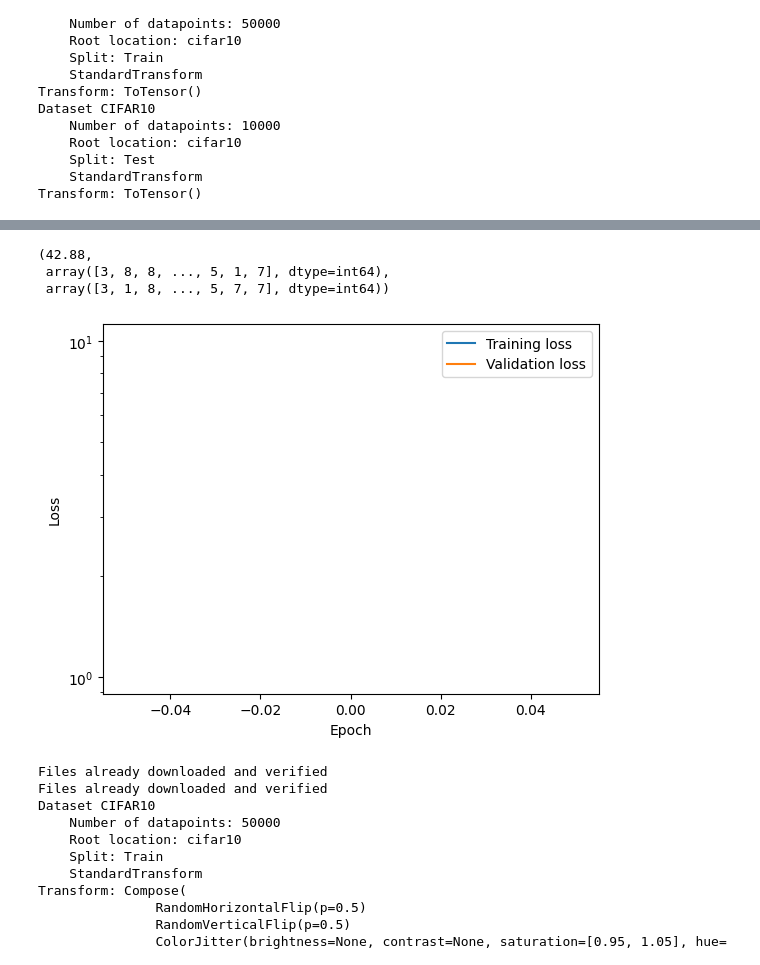
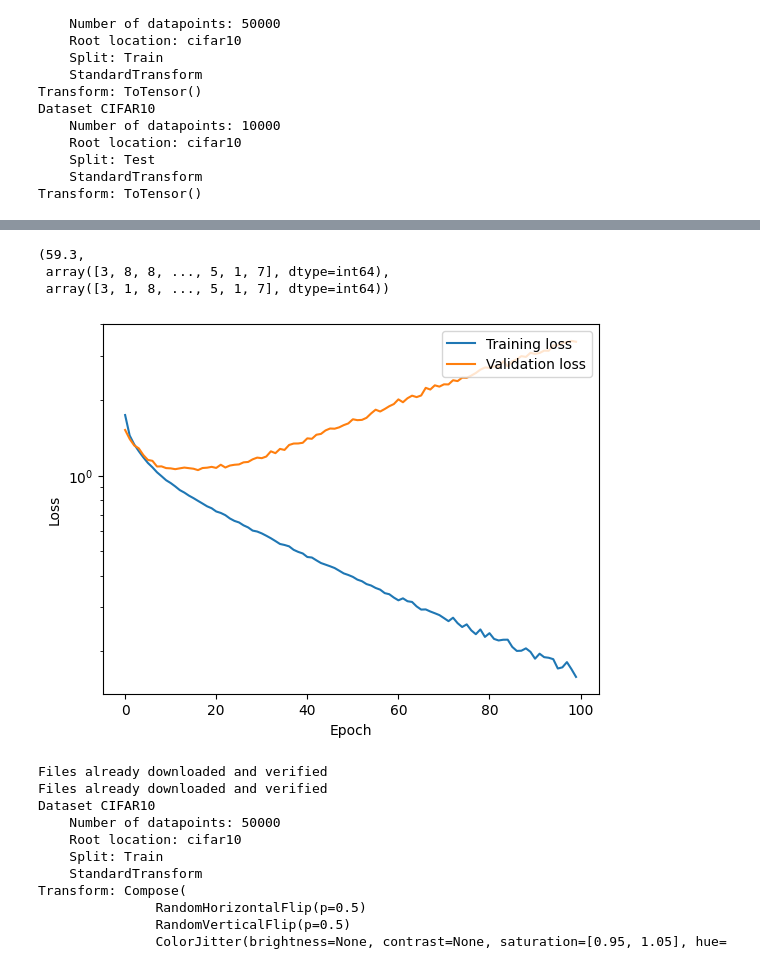
Before and after one commit to JonathanBLi/COSE474-Project, a Jupyter notebook: cnn.ipynb, the cells around one changed output, grey strips where cells are left out. Drawn from its saved outputs; the diff is of its cells as text; code cells hidden in the pictures.

```diff
--- a/cnn.ipynb
+++ b/cnn.ipynb
@@ -85,7 +85,7 @@ class CNN(nn.Module):
 # train model
 from tqdm.notebook import tqdm
 
-def train_network(model, train_loader, val_loader, criterion, optimizer, nepoch=1000):
+def train_network(model, train_loader, val_loader, criterion, optimizer, nepoch):
     train_losses = []
     val_losses = []
     try:
@@ -140,7 +140,7 @@ cnn = CNN()
 criterion = torch.nn.CrossEntropyLoss()
 optimizer = torch.optim.Adam(cnn.parameters(), lr=1e-3)
 
-train_losses, val_losses = train_network(cnn, train_loader, val_loader, criterion, optimizer)
+train_losses, val_losses = train_network(cnn, train_loader, val_loader, criterion, optimizer, nepoch=100)
 plt.semilogy(train_losses, label="Training loss")
 plt.semilogy(val_losses, label="Validation loss")
 plt.xlabel("Epoch")
@@ -157,7 +171,7 @@ Exiting from training early
-(42.88,
+(59.3,
  array([3, 8, 8, ..., 5, 1, 7], dtype=int64),
- array([3, 1, 8, ..., 5, 7, 7], dtype=int64))
+ array([3, 1, 8, ..., 5, 1, 7], dtype=int64))
-[figure, old version]
+[figure, new version]
 # %%
 # data augmentation
 import torchvision
```
Also changed, not shown: parts of 6 cells of this notebook.
